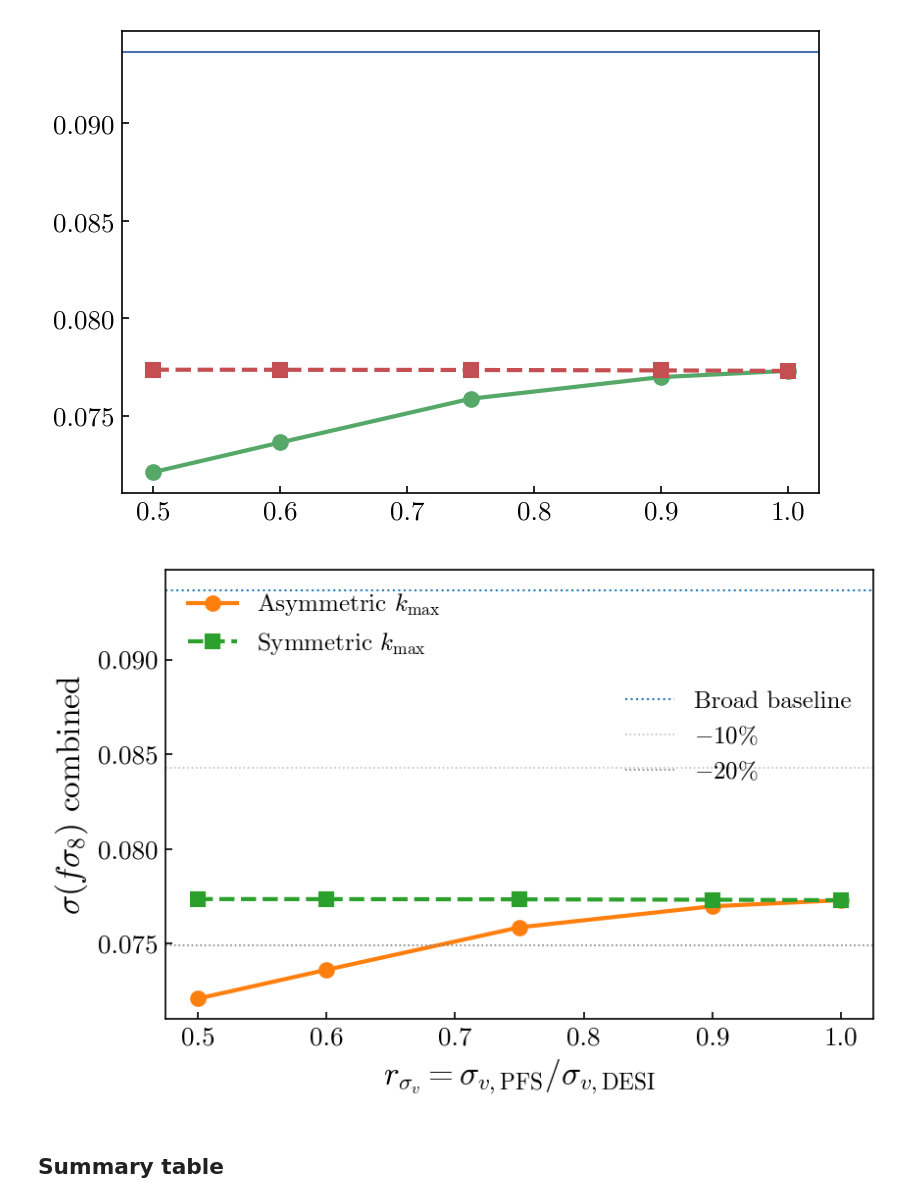
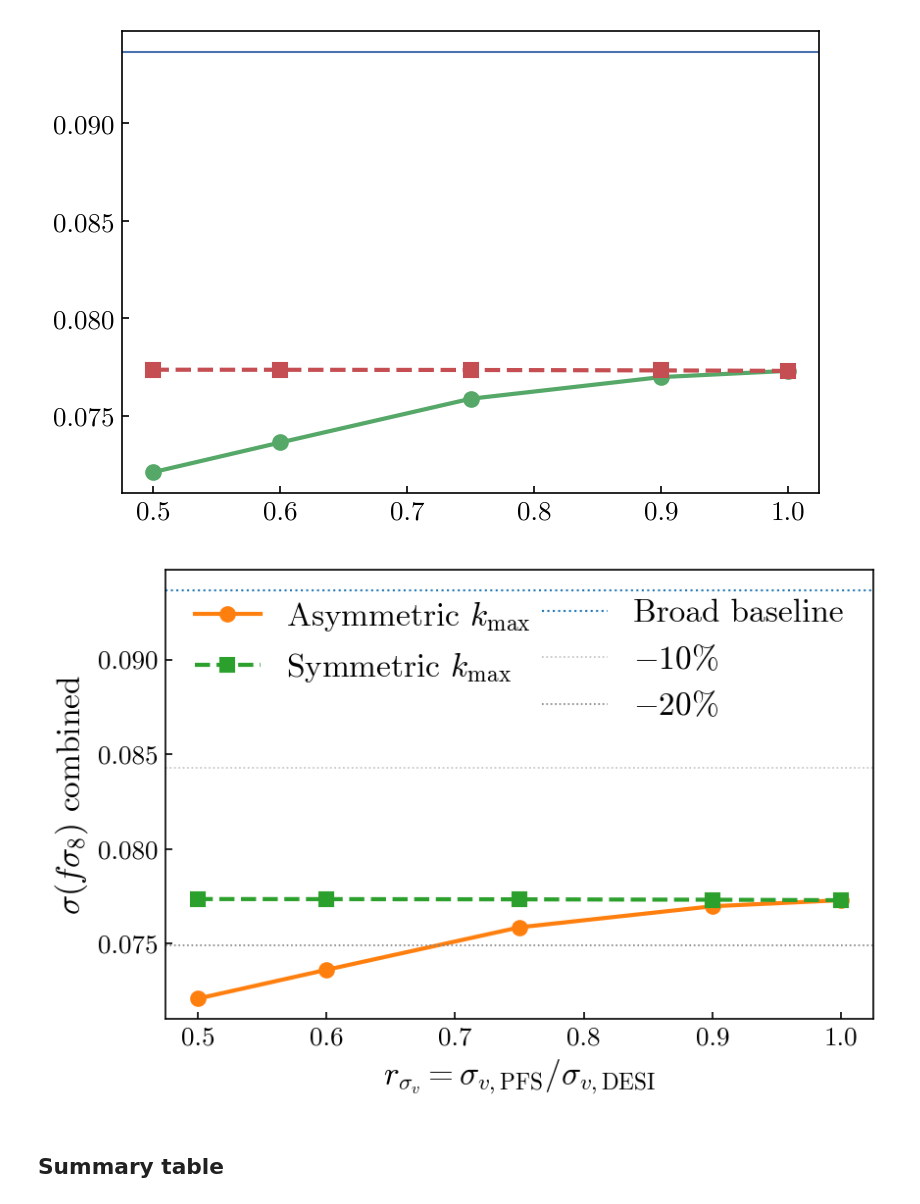
Before and after one commit to MinhMPA/PFSxDESI-multi-fish, a Jupyter notebook: notebooks/figures.ipynb, the cells around one changed output. Drawn from its saved outputs; the diff is of its cells as text; code cells hidden in the pictures.

```diff
--- a/notebooks/figures.ipynb
+++ b/notebooks/figures.ipynb
@@ -276,35 +276,37 @@ h2, = ax.plot(r_arr, [sigma_sym[r] for r in r_arr], "s--", color="C2",
               lw=2, ms=7, label=r"Symmetric $k_{\max}$")
 
 h3 = ax.axhline(broad_baseline, ls=":", color="C0", lw=1, label="Broad baseline")
 c = ['silver', 'gray']
 h4 = ax.axhline(broad_baseline * 0.9, ls=':', color=c[0], lw=0.8, label=r"$-10$%")
 h5 = ax.axhline(broad_baseline * 0.8, ls=':', color=c[1], lw=0.8, label=r"$-20$%")
 
 ax.set_xlabel(r"$r_{\sigma_v} = \sigma_{v,\mathrm{PFS}} / \sigma_{v,\mathrm{DESI}}$")
 ax.set_ylabel(r"$\sigma(f\sigma_8)$ combined")
 
 leg1 = ax.legend(
     [h1, h2],
     [r"Asymmetric $k_{\max}$", r"Symmetric $k_{\max}$"],
     frameon=False,
     loc="upper left",
+    fontsize=16,
     bbox_to_anchor=(0., 1.00),
 )
 
 ax.add_artist(leg1)
 
 leg2 = ax.legend(
     [h3, h4, h5],
     ["Broad baseline", r"$-10$%", r"$-20$%"],
     frameon=False,
     loc="upper right",
-    bbox_to_anchor=(1.00, 0.78),
+    fontsize=16,
+    bbox_to_anchor=(1.00, 1.00),
 )
 
 fig.tight_layout()
 plt.show()
 # %% [output]
-[figure, old version]
+[figure, new version]
 # %% [markdown]
 ## Summary table
 # %%
```
